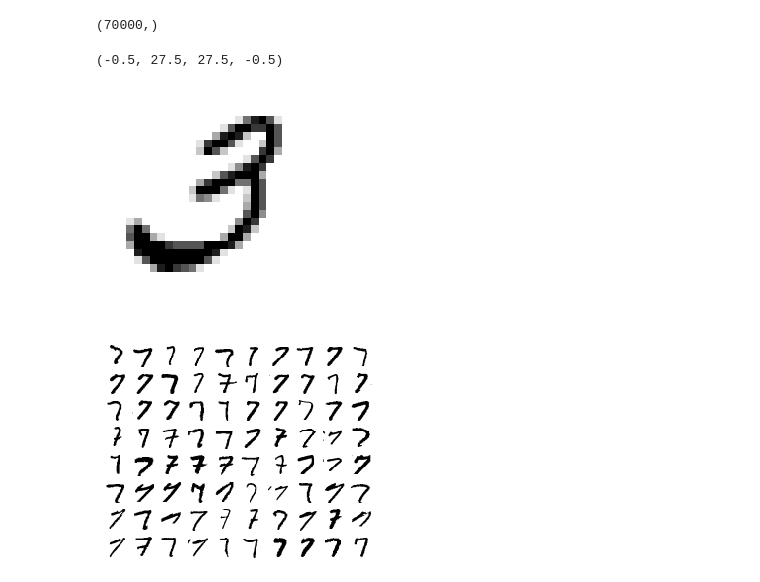
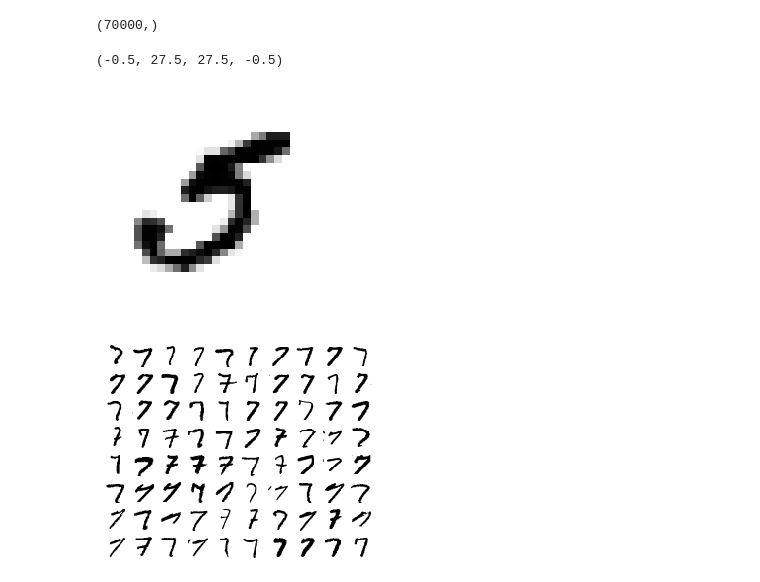
Before and after one commit to fanbyprinciple/hands_on_ml, a Jupyter notebook: chapter_three/mnist_classification.ipynb, the cells around one changed output. Cells and saved outputs as stored; diff of their text form; code cells hidden in the pictures.

```diff
--- a/chapter_three/mnist_classification.ipynb
+++ b/chapter_three/mnist_classification.ipynb
@@ -71,18 +71,19 @@ y.shape
 # %%
 %matplotlib inline
 
+
 import matplotlib.pyplot as plt
 import matplotlib as mpl
-some_digit = X[23240]
+some_digit = X[36000]
 some_digit.shape
 some_digit_image = some_digit.reshape(28,28)
 plt.imshow(some_digit_image, cmap=mpl.cm.binary,
            interpolation="nearest")
 plt.axis("off")
 #plt.show()
 # %% [output]
 (-0.5, 27.5, 27.5, -0.5)
-[figure, old version]
+[figure, new version]
 # %%
 def plot_image(data):
     image = data.reshape(28,28)
```
Also changed, not shown: parts of 24 cells of this notebook, 2 other files.
